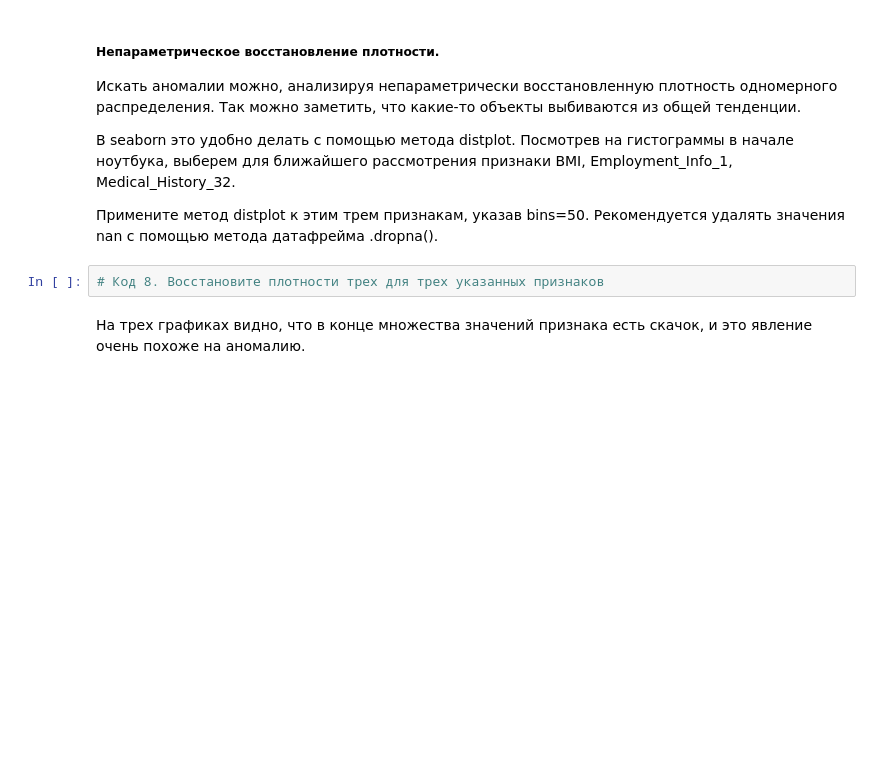
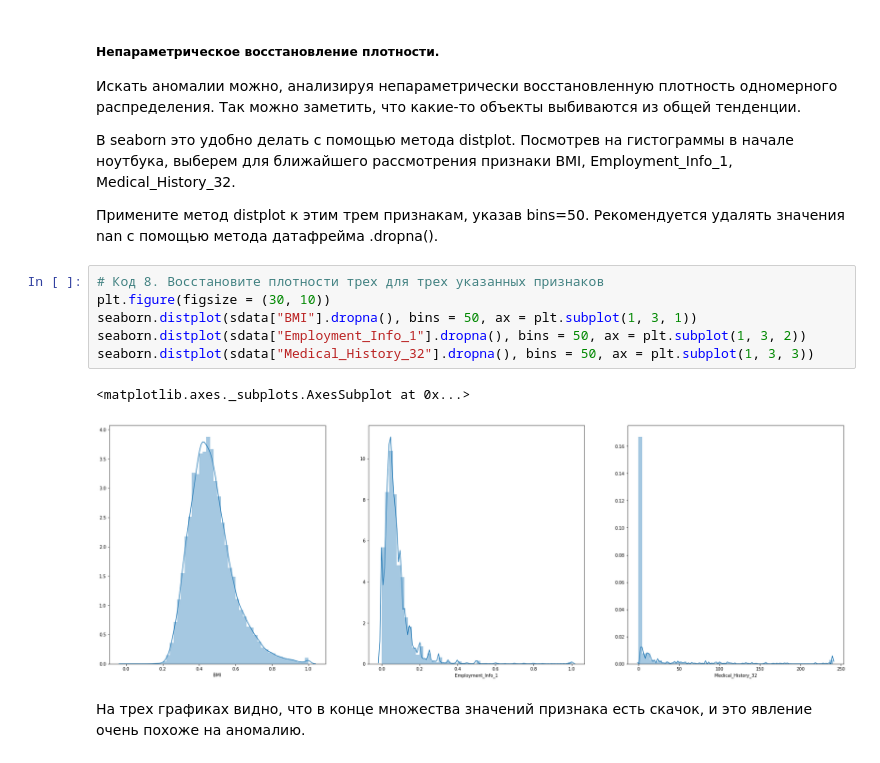
Before and after one commit to chance-comer/coursera_data_analysis_and_ML, a Jupyter notebook: DataStructureSearch/VisualizationPeerReview.ipynb, the cells around one changed output. Cells and saved outputs as stored; diff of their text form; blank space fills up the shorter version.

```diff
--- a/DataStructureSearch/VisualizationPeerReview.ipynb
+++ b/DataStructureSearch/VisualizationPeerReview.ipynb
@@ -479,8 +485,15 @@ for f in range(len(person_features) - 1):
 В seaborn это удобно делать с помощью метода distplot. Посмотрев на гистограммы в начале ноутбука, выберем для ближайшего рассмотрения признаки BMI, Employment_Info_1, Medical_History_32.
 
 Примените метод distplot к этим трем признакам, указав bins=50. Рекомендуется удалять значения nan с помощью метода датафрейма .dropna().
-# %%
-# Код 8. Восстановите плотности трех для трех указанных признаков
+# %%
+# Код 8. Восстановите плотности трех для трех указанных признаков
+plt.figure(figsize = (30, 10))
+seaborn.distplot(sdata["BMI"].dropna(), bins = 50, ax = plt.subplot(1, 3, 1))
+seaborn.distplot(sdata["Employment_Info_1"].dropna(), bins = 50, ax = plt.subplot(1, 3, 2))
+seaborn.distplot(sdata["Medical_History_32"].dropna(), bins = 50, ax = plt.subplot(1, 3, 3))
+# %% [output]
+<matplotlib.axes._subplots.AxesSubplot at 0x...>
+[figure, added]
 # %% [markdown]
 На трех графиках видно, что в конце множества значений признака есть скачок, и это явление очень похоже на аномалию.
 # %% [markdown]
```
Also changed, not shown: parts of 6 cells of this notebook.
